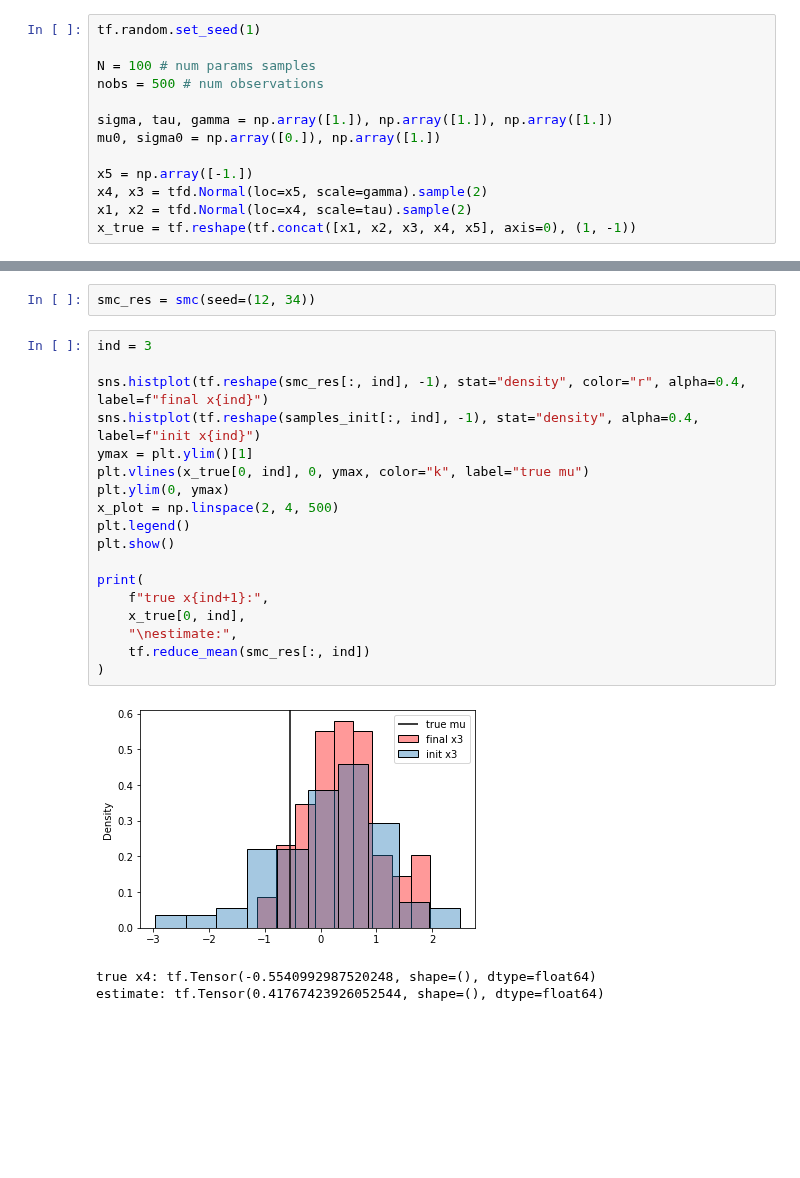
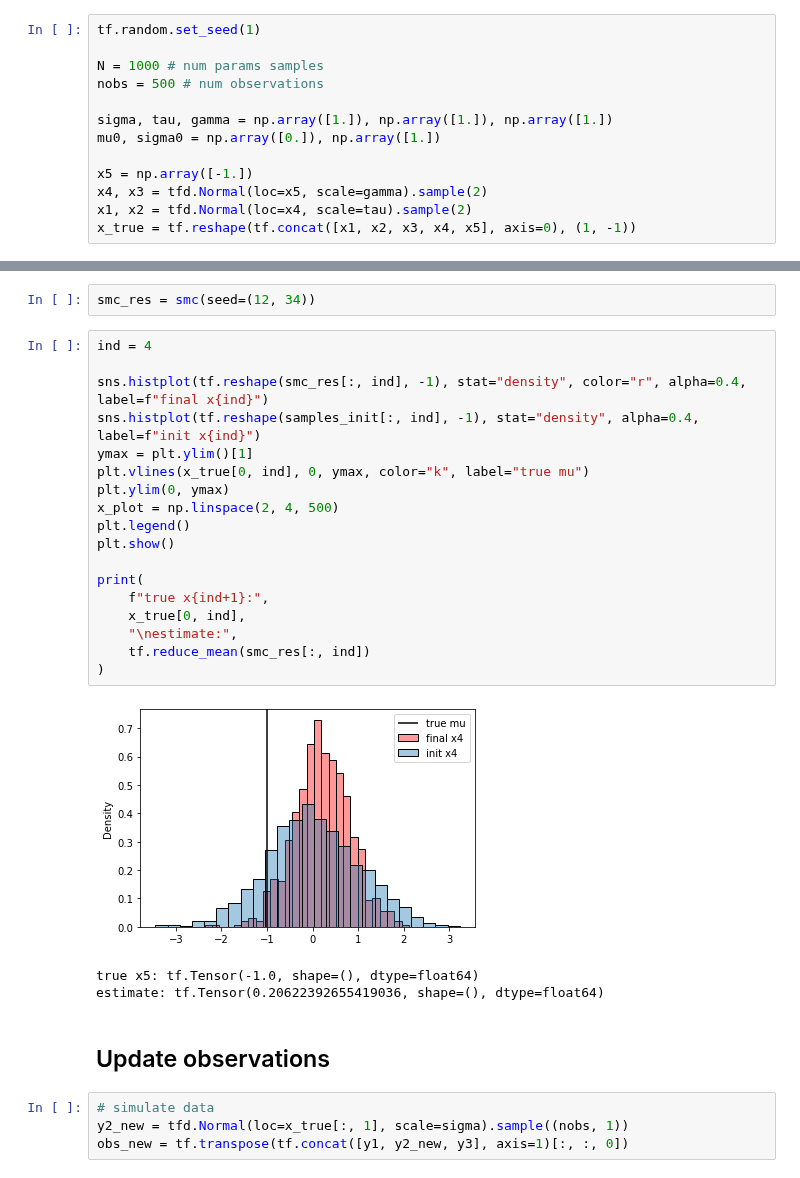
Before and after one commit to XingLLiu/u-stat-high-dim, a Jupyter notebook: dc_smc.ipynb, the cells around one changed output, grey strips where cells are left out. Saved outputs shown, nothing was run; the diff lists cells and outputs as text; blank space fills up the shorter version.

```diff
--- a/dc_smc.ipynb
+++ b/dc_smc.ipynb
@@ -194,7 +194,7 @@ $$
 # %%
 tf.random.set_seed(1)
 
-N = 100 # num params samples
+N = 1000 # num params samples
 nobs = 500 # num observations
 
 sigma, tau, gamma = np.array([1.]), np.array([1.]), np.array([1.])
@@ -322,24 +326,30 @@ def smc(seed):
 # %%
 smc_res = smc(seed=(12, 34))
 # %%
-ind = 3
+ind = 4
 
 sns.histplot(tf.reshape(smc_res[:, ind], -1), stat="density", color="r", alpha=0.4, label=f"final x{ind}")
 sns.histplot(tf.reshape(samples_init[:, ind], -1), stat="density", alpha=0.4, label=f"init x{ind}")
 ymax = plt.ylim()[1]
 plt.vlines(x_true[0, ind], 0, ymax, color="k", label="true mu")
 plt.ylim(0, ymax)
 x_plot = np.linspace(2, 4, 500)
 plt.legend()
 plt.show()
 
 print(
     f"true x{ind+1}:",
     x_true[0, ind],
     "\nestimate:",
     tf.reduce_mean(smc_res[:, ind])
 )
 # %% [output]
-[figure, old version]
+[figure, new version]
-true x4: tf.Tensor(-0.5540992987520248, shape=(), dtype=float64)
-estimate: tf.Tensor(0.41767423926052544, shape=(), dtype=float64)
+true x5: tf.Tensor(-1.0, shape=(), dtype=float64)
+estimate: tf.Tensor(0.20622392655419036, shape=(), dtype=float64)
+# %% [markdown]
+## Update observations
+# %%
+# simulate data
+y2_new = tfd.Normal(loc=x_true[:, 1], scale=sigma).sample((nobs, 1))
+obs_new = tf.transpose(tf.concat([y1, y2_new, y3], axis=1)[:, :, 0])
```
Also changed, not shown: parts of 7 cells of this notebook, 1 other file.
